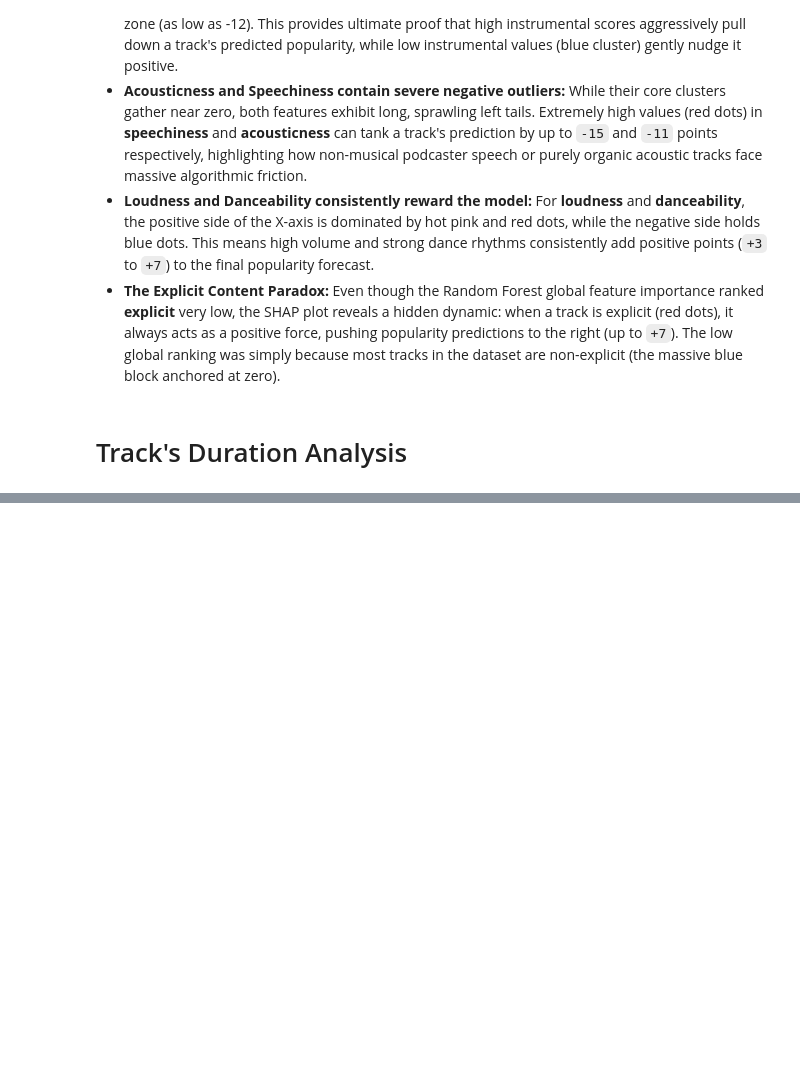
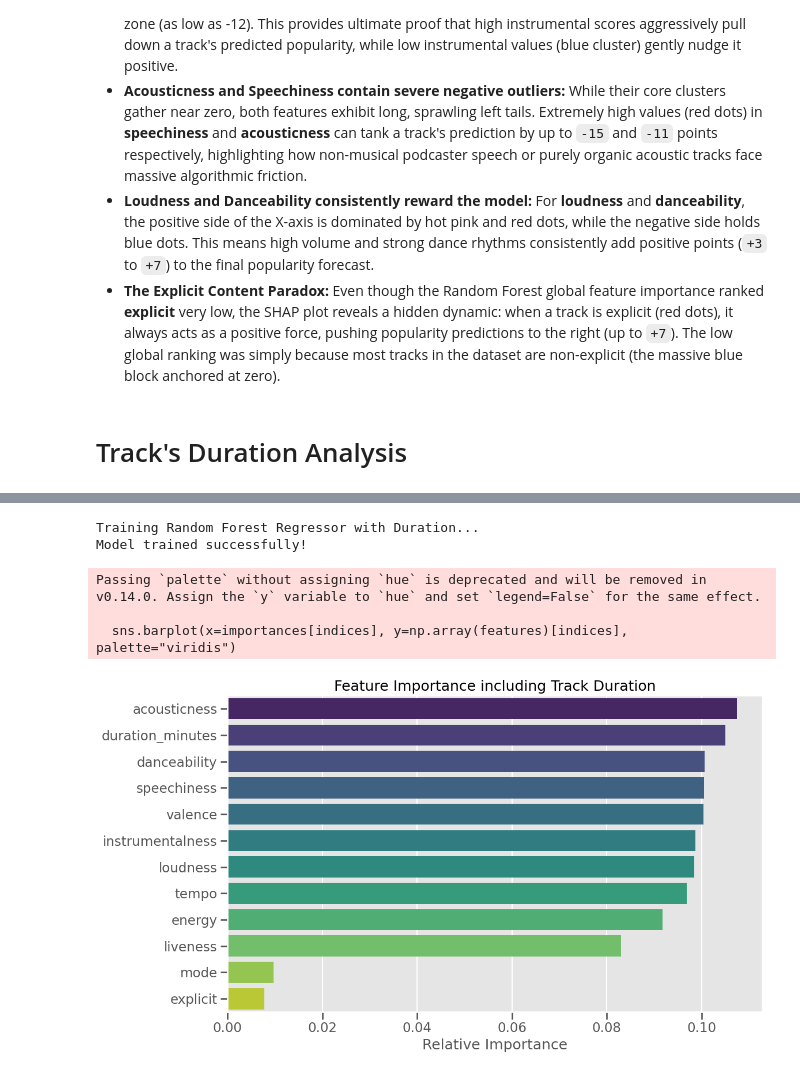
Before and after one commit to f55desu/spotify-recomendation, a Jupyter notebook: Exploratory Data Analysis.ipynb, the cells around one changed output, grey strips where cells are left out. Cells and saved outputs as stored; diff of their text form; code cells hidden in the pictures; blank space fills up the shorter version.

```diff
--- a/Exploratory Data Analysis.ipynb
+++ b/Exploratory Data Analysis.ipynb
@@ -804,0 +859,45 @@ Index(['track_id', 'artists', 'album_name', 'track_name', 'popularity',
+# %%
+# 1. DATA PREPARATION
+# Filter out zero popularity for a cleaner analysis
+df_ml = df[df['popularity'] > 0].copy()
+
+# Adding duration_minutes to the list of features
+features = ['duration_minutes', 'loudness', 'speechiness', 'acousticness', 'instrumentalness',
+            'liveness', 'valence', 'tempo', 'danceability', 'energy', 'explicit', 'mode']
+
+X = df_ml[features].copy()
+X['explicit'] = X['explicit'].astype(int)
+X['mode'] = X['mode'].astype(int)
+y = df_ml['popularity']
+
+# Splitting into training and test sets
+X_train, X_test, y_train, y_test = train_test_split(X, y, test_size=0.2, random_state=42)
+# %%
+# 2. MODEL TRAINING
+print("Training Random Forest Regressor with Duration...")
+model = RandomForestRegressor(n_estimators=100, max_depth=35, random_state=42, n_jobs=-1)
+model.fit(X_train, y_train)
+print("Model trained successfully!")
+# %% [output]
+Training Random Forest Regressor with Duration...
+Model trained successfully!
+# %%
+# ==========================================
+# METHOD 1: FEATURE IMPORTANCE
+# ==========================================
+sns.set_context("talk")
+plt.figure(figsize=(12, 7))
+
+importances = model.feature_importances_
+indices = np.argsort(importances)[::-1]
+
+sns.barplot(x=importances[indices], y=np.array(features)[indices], palette="viridis")
+plt.title("Feature Importance including Track Duration")
+plt.xlabel("Relative Importance")
+plt.tight_layout()
+plt.show()
+# %% [output]
+Passing `palette` without assigning `hue` is deprecated and will be removed in v0.14.0. Assign the `y` variable to `hue` and set `legend=False` for the same effect.
+
+  sns.barplot(x=importances[indices], y=np.array(features)[indices], palette="viridis")
+[figure, added]
```
Also changed, not shown: parts of 12 cells of this notebook.
